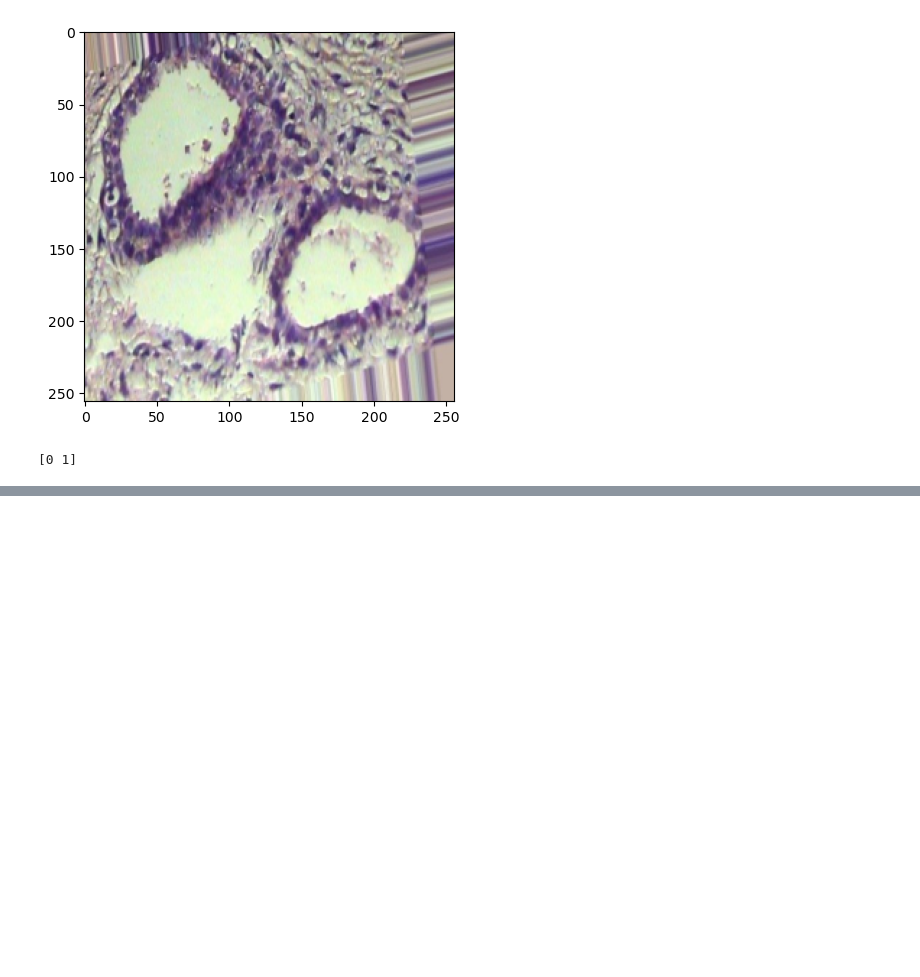
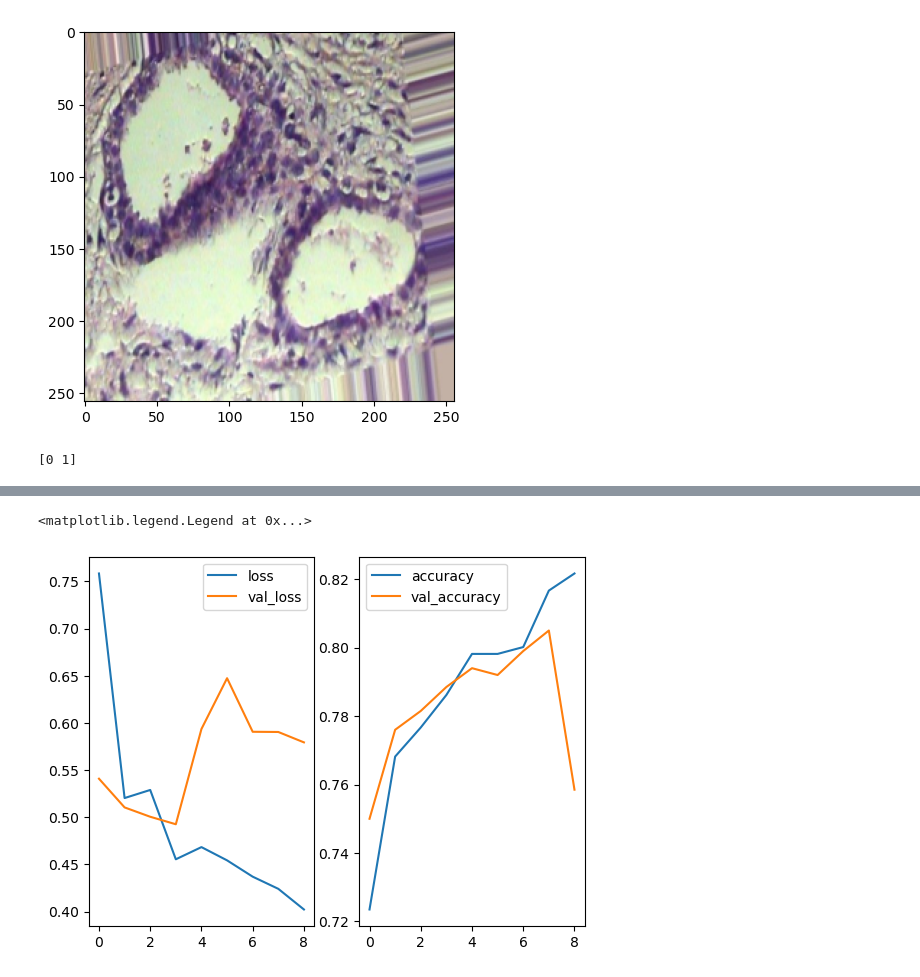
Before and after one commit to andslot/RADeepLearningCourseProject, a Jupyter notebook: project/codeSnippets/CNNtest.ipynb, the cells around one changed output, grey strips where cells are left out. Saved outputs shown, nothing was run; the diff lists cells and outputs as text; code cells hidden in the pictures; blank space fills up the shorter version.

Commit message:
initial base CNN model for cancer classification

```diff
--- a/project/codeSnippets/CNNtest.ipynb
+++ b/project/codeSnippets/CNNtest.ipynb
@@ -135,0 +139,22 @@ plt.legend(['accuracy', 'val_accuracy'])
+# %%
+inputs = layer.Input(shape=(256, 256, 3))
+
+# encoder
+a = layer.Conv2D(filters=8, kernel_size=(7, 7), activation='relu')(inputs)
+a = layer.MaxPool2D(pool_size=(2, 2))(a)
+
+b = layer.Conv2D(filters=16, kernel_size=(7, 7), activation='relu')(a)
+b = layer.MaxPool2D(pool_size=(2, 2))(b)
+
+c = layer.Conv2D(filters=32, kernel_size=(3, 3), activation='relu')(b)
+c = layer.MaxPool2D(pool_size=(2, 2)) (c)
+encoded = layer.Flatten()(c)
+
+# decoder
+x = layer.Dense(512, activation='relu')(encoded)
+prediction = layer.Dense(2, activation='relu')(x)
+
+base_cnn = Model(inputs, prediction)
+
+base_cnn.compile(optimizer=opt.Adadelta(learning_rate=0.01), loss='categorical_crossentropy', metrics=['accuracy'])
+base_cnn.summary()
@@ -135,0 +179,2 @@ plt.legend(['accuracy', 'val_accuracy'])
+# %%
+base_cnn_hist = base_cnn.fit(x_train, y_train, batch_size=128, epochs=100, callbacks=[callbakcs], verbose=1, validation_data=(x_val, y_val), shuffle=True)
@@ -135,0 +200,12 @@ plt.legend(['accuracy', 'val_accuracy'])
+# %%
+plt.subplot(1, 2, 1)
+plt.plot(base_cnn_hist.epoch, base_cnn_hist.history['loss'])
+plt.plot(base_cnn_hist.epoch, base_cnn_hist.history['val_loss'])
+plt.legend(['loss', 'val_loss'])
+plt.subplot(1, 2, 2)
+plt.plot(base_cnn_hist.epoch, base_cnn_hist.history['accuracy'])
+plt.plot(base_cnn_hist.epoch, base_cnn_hist.history['val_accuracy'])
+plt.legend(['accuracy', 'val_accuracy'])
+# %% [output]
+<matplotlib.legend.Legend at 0x...>
+[figure, added]
```
Also changed, not shown: parts of 6 cells of this notebook, 1 other file.
